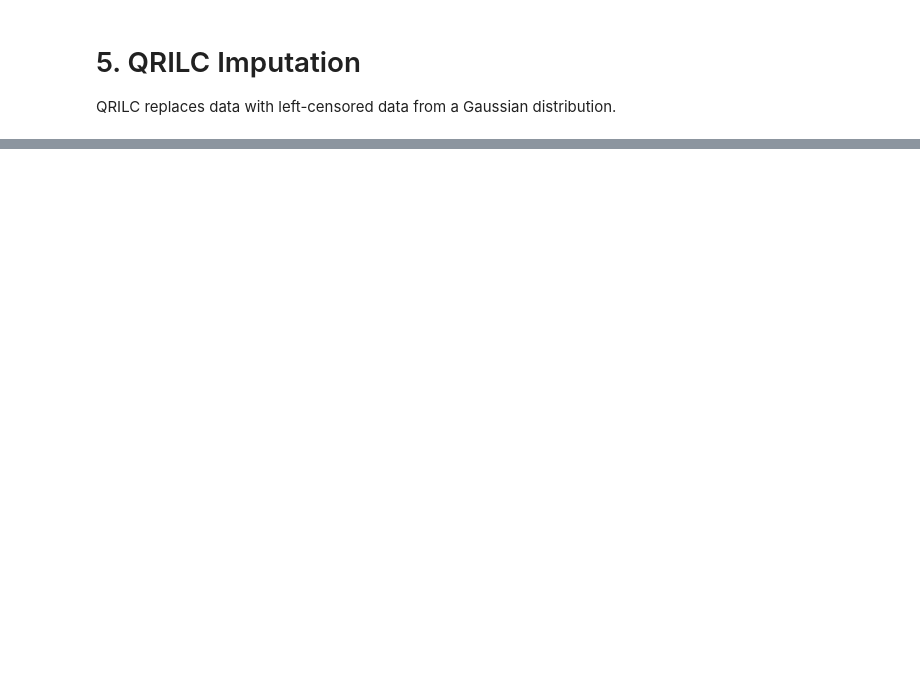
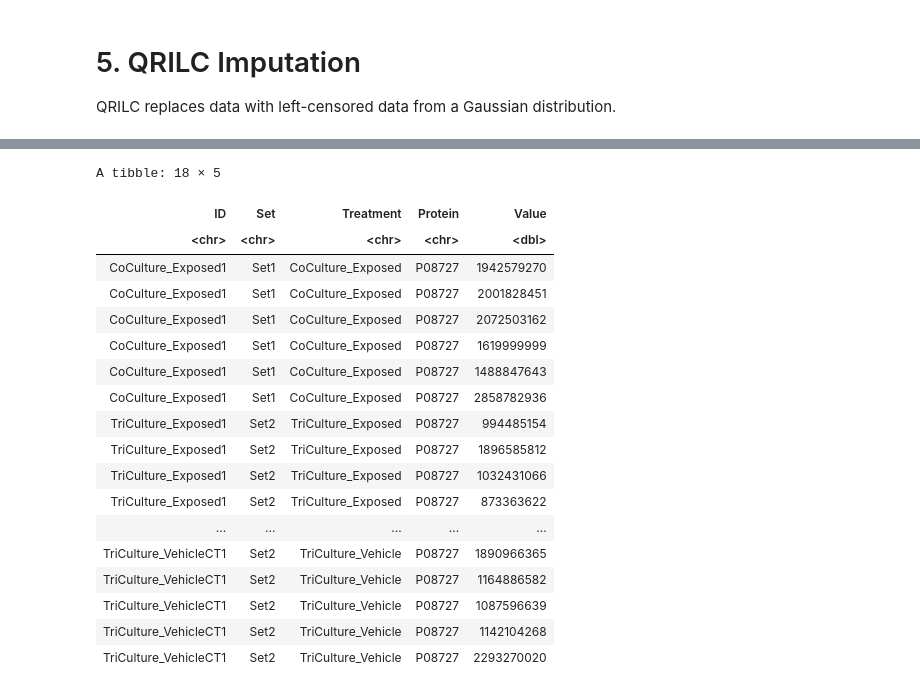
Before and after one commit to alexispayton/Wildfires-and-Extracellular-Vesicles-EVs-Woodsmoke-Alters-EV-Proteomic-Signatures-involved-in-Ext, a Jupyter notebook: 3. Proteomics Data Processing/Data Pre-processing.ipynb, the cells around one changed output, grey strips where cells are left out. Cells and saved outputs as stored; diff of their text form; code cells hidden in the pictures; blank space fills up the shorter version.

```diff
--- a/3. Proteomics Data Processing/Data Pre-processing.ipynb
+++ b/3. Proteomics Data Processing/Data Pre-processing.ipynb
@@ -366,2 +369,25 @@ A tibble: 6 × 5
+# %%
+imputed_df %>%
+    filter(Protein == "P08727")
+# %% [output]
+A tibble: 18 × 5
+| ID | Set | Treatment | Protein | Value |
+| <chr> | <chr> | <chr> | <chr> | <dbl> |
+| CoCulture_Exposed1 | Set1 | CoCulture_Exposed | P08727 | 1942579270 |
+| CoCulture_Exposed1 | Set1 | CoCulture_Exposed | P08727 | 2001828451 |
+| CoCulture_Exposed1 | Set1 | CoCulture_Exposed | P08727 | 2072503162 |
+| CoCulture_Exposed1 | Set1 | CoCulture_Exposed | P08727 | 1619999999 |
+| CoCulture_Exposed1 | Set1 | CoCulture_Exposed | P08727 | 1488847643 |
+| CoCulture_Exposed1 | Set1 | CoCulture_Exposed | P08727 | 2858782936 |
+| TriCulture_Exposed1 | Set2 | TriCulture_Exposed | P08727 | 994485154 |
+| TriCulture_Exposed1 | Set2 | TriCulture_Exposed | P08727 | 1896585812 |
+| TriCulture_Exposed1 | Set2 | TriCulture_Exposed | P08727 | 1032431066 |
+| TriCulture_Exposed1 | Set2 | TriCulture_Exposed | P08727 | 873363622 |
+| ... | ... | ... | ... | ... |
+| TriCulture_VehicleCT1 | Set2 | TriCulture_Vehicle | P08727 | 1890966365 |
+| TriCulture_VehicleCT1 | Set2 | TriCulture_Vehicle | P08727 | 1164886582 |
+| TriCulture_VehicleCT1 | Set2 | TriCulture_Vehicle | P08727 | 1087596639 |
+| TriCulture_VehicleCT1 | Set2 | TriCulture_Vehicle | P08727 | 1142104268 |
+| TriCulture_VehicleCT1 | Set2 | TriCulture_Vehicle | P08727 | 2293270020 |
 # %%
 #exporting results
```
Also changed, not shown: parts of 11 cells of this notebook.
